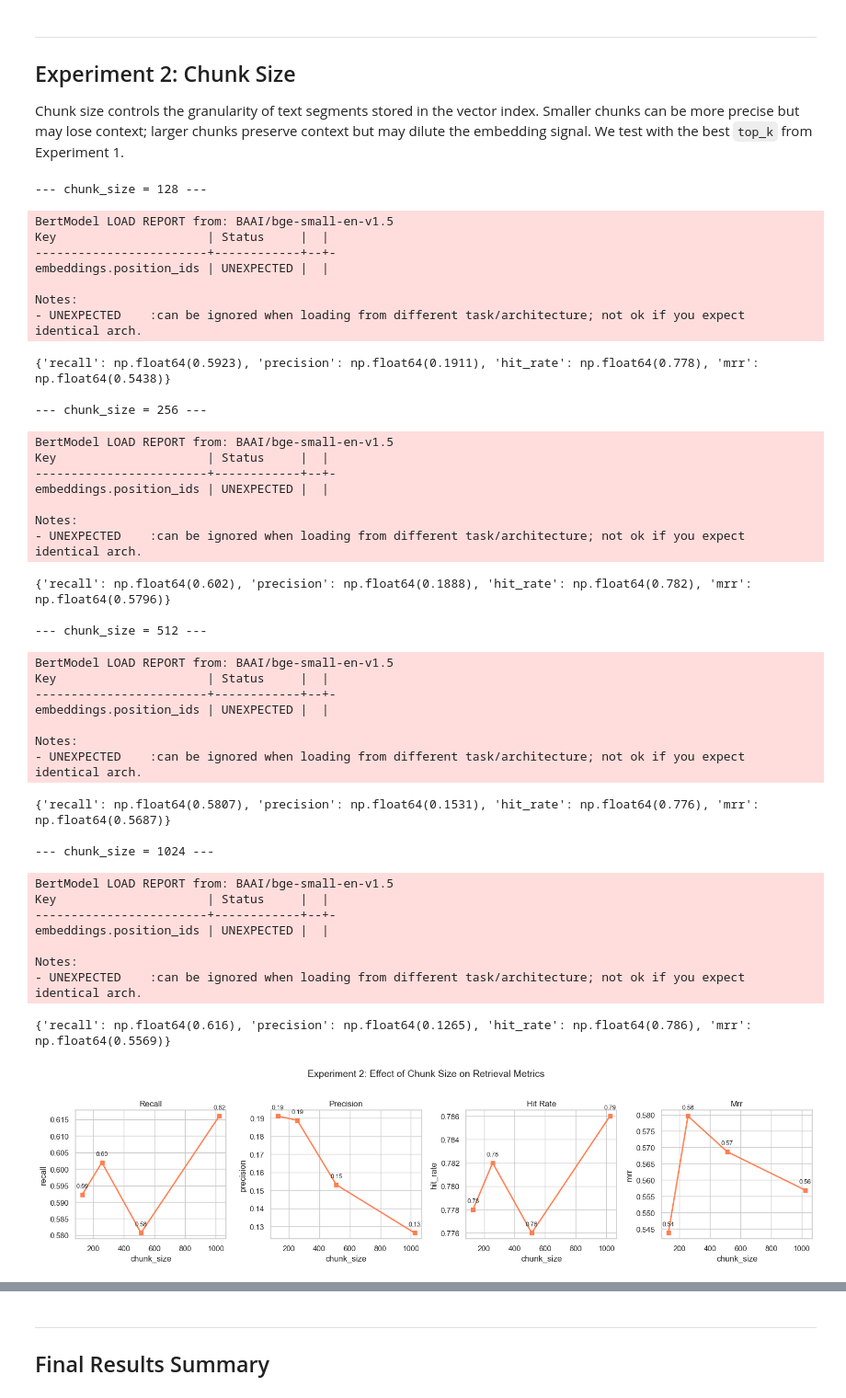
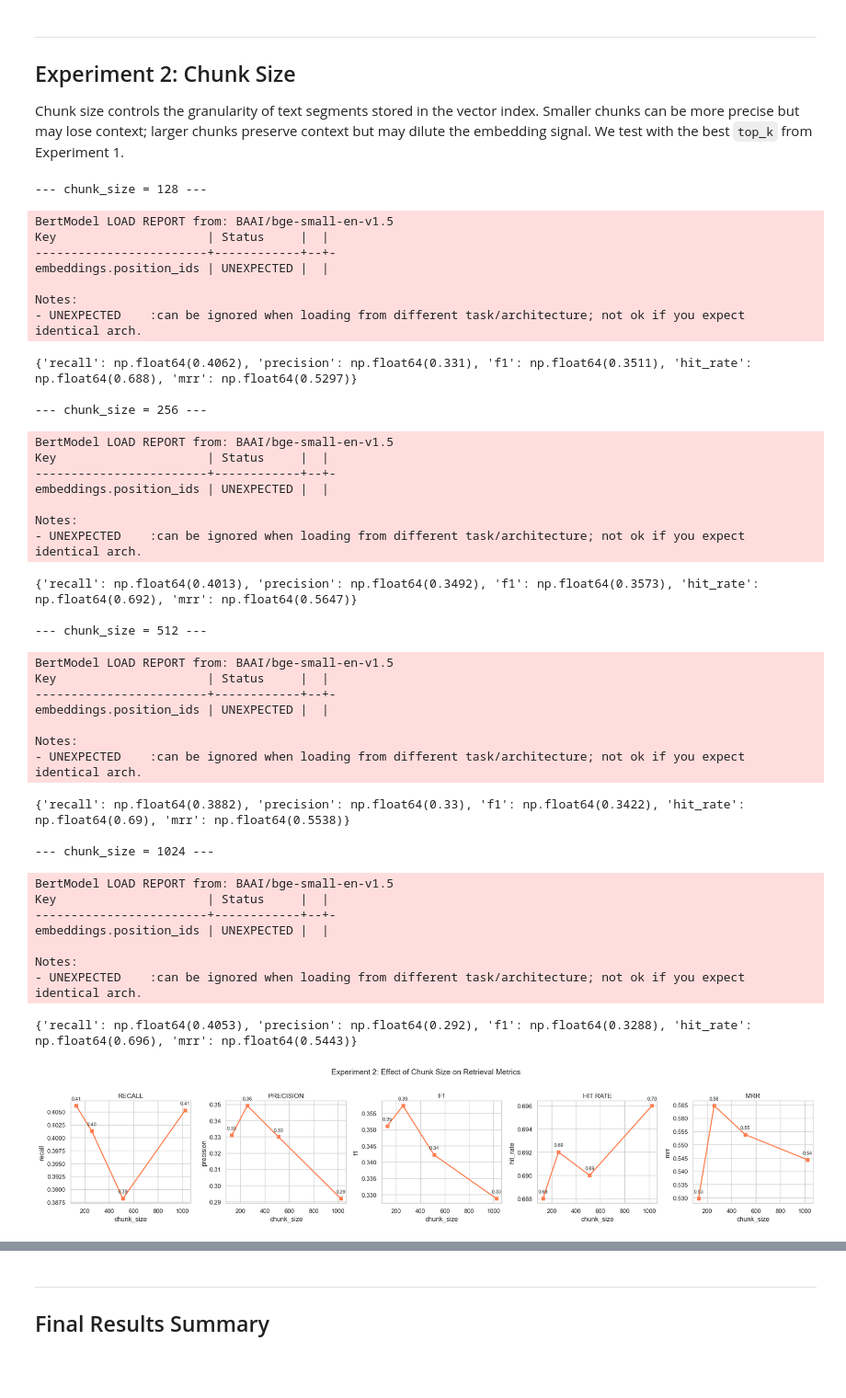
Before and after one commit to filippopellizzari/RAG-ArticleQueryFilter, a Jupyter notebook: 05_retrieval_experiments.ipynb, the cells around one changed output, grey strips where cells are left out. Shown at 92% size. Saved outputs shown, nothing was run; the diff lists cells and outputs as text; code cells hidden in the pictures; blank space fills up the shorter version.

```diff
--- a/05_retrieval_experiments.ipynb
+++ b/05_retrieval_experiments.ipynb
@@ -72,11 +70,11 @@ top_k_results = {}
 for k in top_k_values:
     print(f"\n--- top_k = {k} ---")
     retriever = baseline_index.as_retriever(similarity_top_k=k)
-    results = evaluate_retriever(retriever, queries_df, SAMPLE_SIZE, RANDOM_STATE)
+    results = evaluate_retrieval_fn(retriever.retrieve, queries_df, SAMPLE_SIZE, RANDOM_STATE)
     metrics = summarize_results(results)
     top_k_results[k] = metrics
     print(metrics)
-    if k != 2:  # baseline already added
+    if k != 2:
         all_experiments.append({"experiment": f"top_k={k} (chunk=256)", **metrics})
 # %% [output]
 --- top_k = 2 ---
@@ -93,15 +91,14 @@ for k in top_k_values:
 # %%
-# Plot top-k results
 topk_df = pd.DataFrame(top_k_results).T
 topk_df.index.name = "top_k"
 
-fig, axes = plt.subplots(1, 4, figsize=(16, 4))
-for i, metric in enumerate(["recall", "precision", "hit_rate", "mrr"]):
+fig, axes = plt.subplots(1, 5, figsize=(20, 4))
+for i, metric in enumerate(["recall", "precision", "f1", "hit_rate", "mrr"]):
     ax = axes[i]
     ax.plot(topk_df.index, topk_df[metric], marker="o", linewidth=2)
     ax.set_xlabel("top_k")
     ax.set_ylabel(metric)
-    ax.set_title(metric.replace("_", " ").title())
+    ax.set_title(metric.replace("_", " ").upper())
     for x, y in zip(topk_df.index, topk_df[metric]):
         ax.annotate(f"{y:.2f}", (x, y), textcoords="offset points", xytext=(0, 10), ha="center", fontsize=9)
 fig.suptitle("Experiment 1: Effect of top_k on Retrieval Metrics", fontsize=14, y=1.02)
@@ -112,5 +109,4 @@ plt.show()
 # %%
-# Select best top_k for subsequent experiments (maximize recall)
-best_top_k = max(top_k_results, key=lambda k: top_k_results[k]["recall"])
-print(f"Best top_k for recall: {best_top_k} (recall={top_k_results[best_top_k]['recall']})")
+best_top_k = max(top_k_results, key=lambda k: top_k_results[k]["f1"])
+print(f"Best top_k by F1: {best_top_k} (F1={top_k_results[best_top_k]['f1']})")
 # %% [output]
@@ -126,10 +122,9 @@ chunk_results = {}
 
 for cs in chunk_sizes:
     print(f"\n--- chunk_size = {cs} ---")
-    collection = f"exp_chunk_{cs}"
-    index = build_index(corpus_df, collection_name=collection, chunk_size=cs, chunk_overlap=cs // 10)
+    index = build_index(corpus_df, collection_name=f"exp_chunk_{cs}", chunk_size=cs, chunk_overlap=cs // 10)
     retriever = index.as_retriever(similarity_top_k=best_top_k)
-    results = evaluate_retriever(retriever, queries_df, SAMPLE_SIZE, RANDOM_STATE)
+    results = evaluate_retrieval_fn(retriever.retrieve, queries_df, SAMPLE_SIZE, RANDOM_STATE)
     metrics = summarize_results(results)
     chunk_results[cs] = metrics
     print(metrics)
@@ -143,7 +138,7 @@ embeddings.position_ids | UNEXPECTED |  |
 
 Notes:
 - UNEXPECTED    :can be ignored when loading from different task/architecture; not ok if you expect identical arch.
-{'recall': np.float64(0.5923), 'precision': np.float64(0.1911), 'hit_rate': np.float64(0.778), 'mrr': np.float64(0.5438)}
+{'recall': np.float64(0.4062), 'precision': np.float64(0.331), 'f1': np.float64(0.3511), 'hit_rate': np.float64(0.688), 'mrr': np.float64(0.5297)}
 
 --- chunk_size = 256 ---
 BertModel LOAD REPORT from: BAAI/bge-small-en-v1.5
@@ -153,7 +148,7 @@ embeddings.position_ids | UNEXPECTED |  |
 
 Notes:
 - UNEXPECTED    :can be ignored when loading from different task/architecture; not ok if you expect identical arch.
-{'recall': np.float64(0.602), 'precision': np.float64(0.1888), 'hit_rate': np.float64(0.782), 'mrr': np.float64(0.5796)}
+{'recall': np.float64(0.4013), 'precision': np.float64(0.3492), 'f1': np.float64(0.3573), 'hit_rate': np.float64(0.692), 'mrr': np.float64(0.5647)}
 
 --- chunk_size = 512 ---
 BertModel LOAD REPORT from: BAAI/bge-small-en-v1.5
@@ -163,7 +158,7 @@ embeddings.position_ids | UNEXPECTED |  |
 
 Notes:
 - UNEXPECTED    :can be ignored when loading from different task/architecture; not ok if you expect identical arch.
-{'recall': np.float64(0.5807), 'precision': np.float64(0.1531), 'hit_rate': np.float64(0.776), 'mrr': np.float64(0.5687)}
+{'recall': np.float64(0.3882), 'precision': np.float64(0.33), 'f1': np.float64(0.3422), 'hit_rate': np.float64(0.69), 'mrr': np.float64(0.5538)}
 
 --- chunk_size = 1024 ---
 BertModel LOAD REPORT from: BAAI/bge-small-en-v1.5
@@ -173,24 +168,23 @@ embeddings.position_ids | UNEXPECTED |  |
 
 Notes:
 - UNEXPECTED    :can be ignored when loading from different task/architecture; not ok if you expect identical arch.
-{'recall': np.float64(0.616), 'precision': np.float64(0.1265), 'hit_rate': np.float64(0.786), 'mrr': np.float64(0.5569)}
+{'recall': np.float64(0.4053), 'precision': np.float64(0.292), 'f1': np.float64(0.3288), 'hit_rate': np.float64(0.696), 'mrr': np.float64(0.5443)}
 # %%
-# Plot chunk size results
 chunk_df = pd.DataFrame(chunk_results).T
 chunk_df.index.name = "chunk_size"
 
-fig, axes = plt.subplots(1, 4, figsize=(16, 4))
-for i, metric in enumerate(["recall", "precision", "hit_rate", "mrr"]):
+fig, axes = plt.subplots(1, 5, figsize=(20, 4))
+for i, metric in enumerate(["recall", "precision", "f1", "hit_rate", "mrr"]):
     ax = axes[i]
     ax.plot(chunk_df.index, chunk_df[metric], marker="s", linewidth=2, color="coral")
     ax.set_xlabel("chunk_size")
     ax.set_ylabel(metric)
-    ax.set_title(metric.replace("_", " ").title())
+    ax.set_title(metric.replace("_", " ").upper())
     for x, y in zip(chunk_df.index, chunk_df[metric]):
         ax.annotate(f"{y:.2f}", (x, y), textcoords="offset points", xytext=(0, 10), ha="center", fontsize=9)
 fig.suptitle("Experiment 2: Effect of Chunk Size on Retrieval Metrics", fontsize=14, y=1.02)
 plt.tight_layout()
 plt.show()
 # %% [output]
-[figure, old version]
+[figure, new version]
 # %%
```
Also changed, not shown: parts of 29 cells of this notebook, 4 other files.
